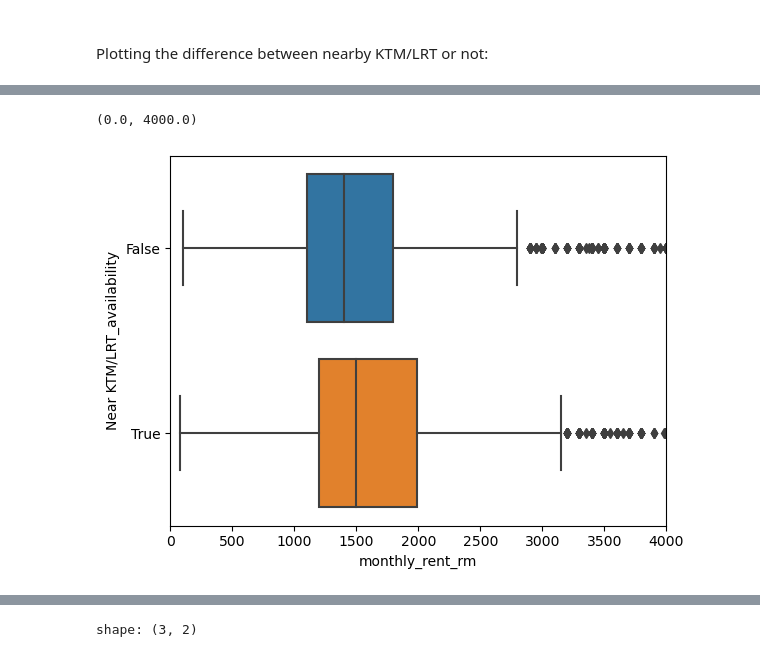
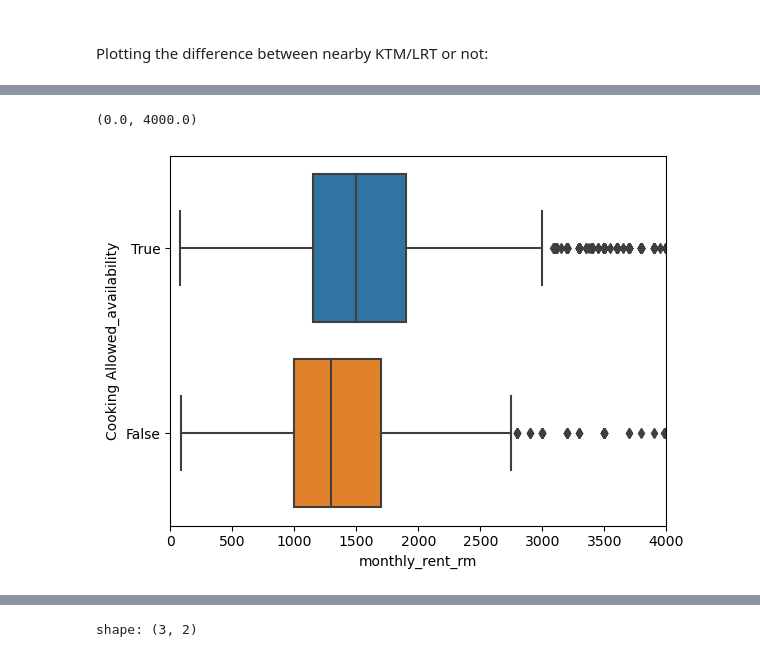
Before and after one commit to dannymirxa/mudah_KL_price_prediction, a Jupyter notebook: PredictionwithSVRPipe.ipynb, the cells around one changed output, grey strips where cells are left out. Cells and saved outputs as stored; diff of their text form; code cells hidden in the pictures.

```diff
--- a/PredictionwithSVRPipe.ipynb
+++ b/PredictionwithSVRPipe.ipynb
@@ -327,9 +339,9 @@ Plotting the difference between nearby KTM/LRT or not:
 # %%
 #| label: fig-nearbyktm
 #| fig-cap: Boxplot between Nearby KTM/LRT or Not
 
-sns.boxplot(data=df.to_pandas(), x='monthly_rent_rm', y='Near KTM/LRT_availability')
+sns.boxplot(data=df.to_pandas(), x='monthly_rent_rm', y='Cooking Allowed_availability')
 plt.xlim(0,4000)
 # %% [output]
 (0.0, 4000.0)
-[figure, old version]
+[figure, new version]
```
Also changed, not shown: parts of 67 cells of this notebook.
